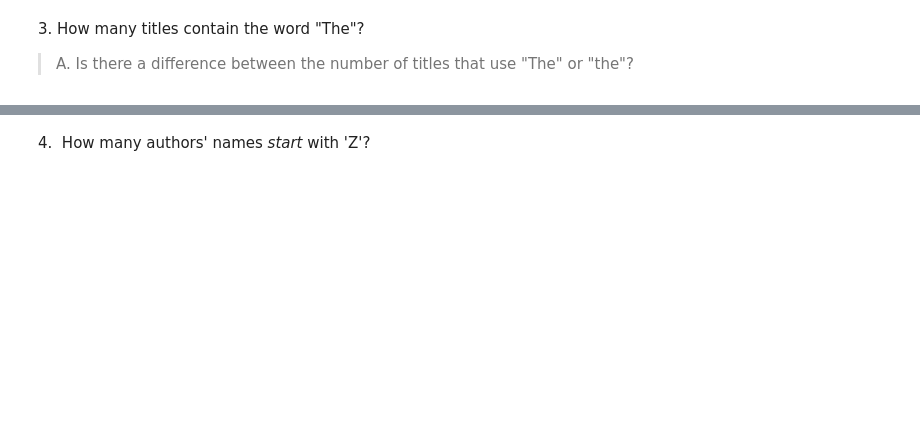
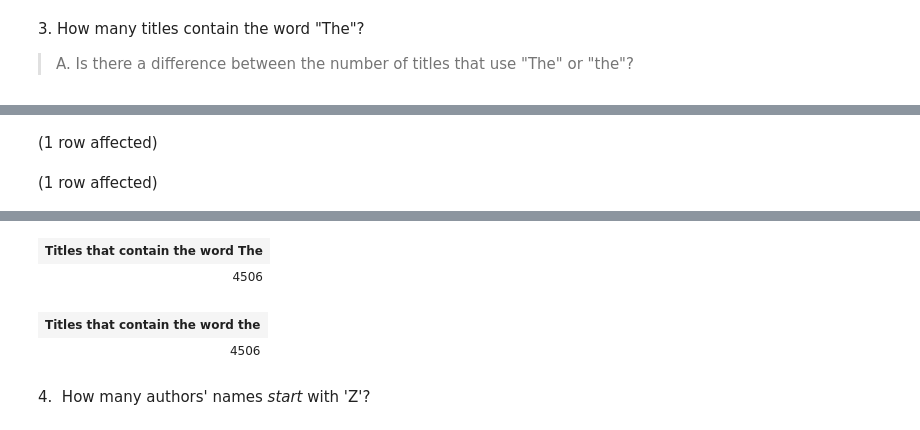
Before and after one commit to Oceyaunna/SQL-Part-2-Studio, a Jupyter notebook: SQL-Part-2-Studio.ipynb, the cells around one changed output, grey strips where cells are left out. Cells and saved outputs as stored; diff of their text form; code cells hidden in the pictures; blank space fills up the shorter version.

```diff
--- a/SQL-Part-2-Studio.ipynb
+++ b/SQL-Part-2-Studio.ipynb
@@ -74,0 +75,12 @@ Total execution time: 00:00:00.053
+# %%
+-- Code here:
+SELECT COUNT(title) AS 'Titles that contain the word The '
+FROM BooksDB.dbo.books
+WHERE title LIKE '%The %';
+
+SELECT COUNT(title) AS 'Titles that contain the word the '
+FROM BooksDB.dbo.books
+WHERE title LIKE '%the %';
+# %% [output]
+(1 row affected)
+(1 row affected)
@@ -75,2 +88,6 @@ Total execution time: 00:00:00.053
+| Titles that contain the word The |
+| 4506 |
+| Titles that contain the word the |
+| 4506 |
 # %% [markdown]
 4.  How many authors' names _start_ with 'Z'?
```
Also changed, not shown: parts of 14 cells of this notebook.
